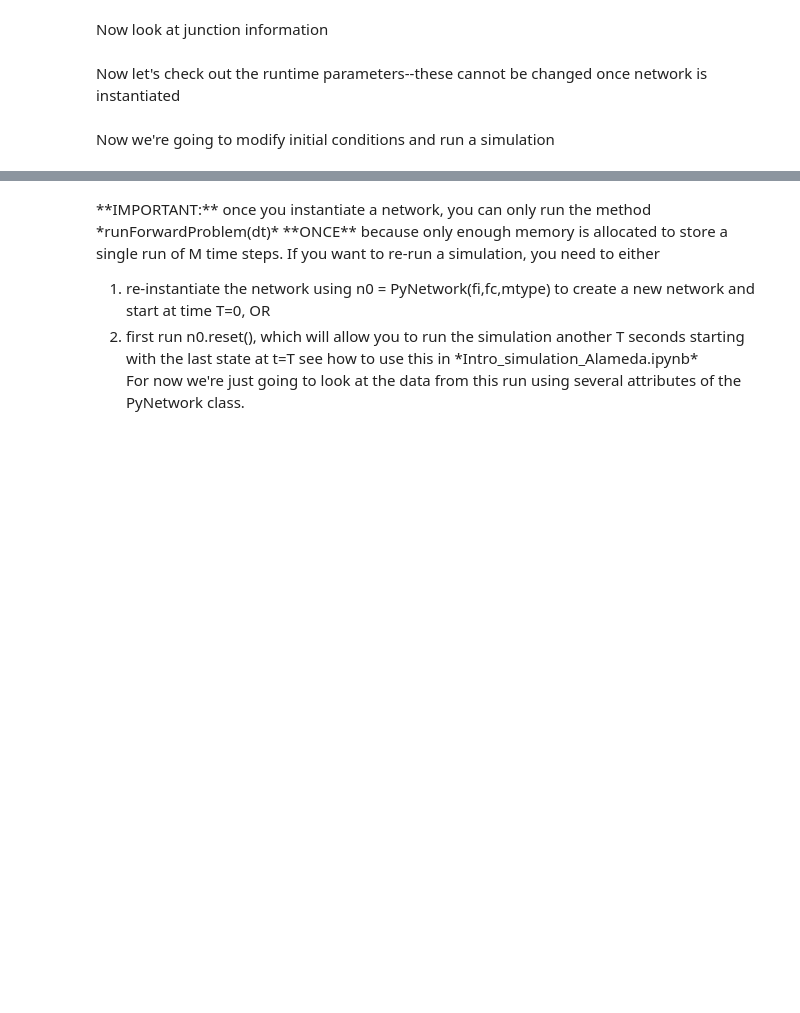
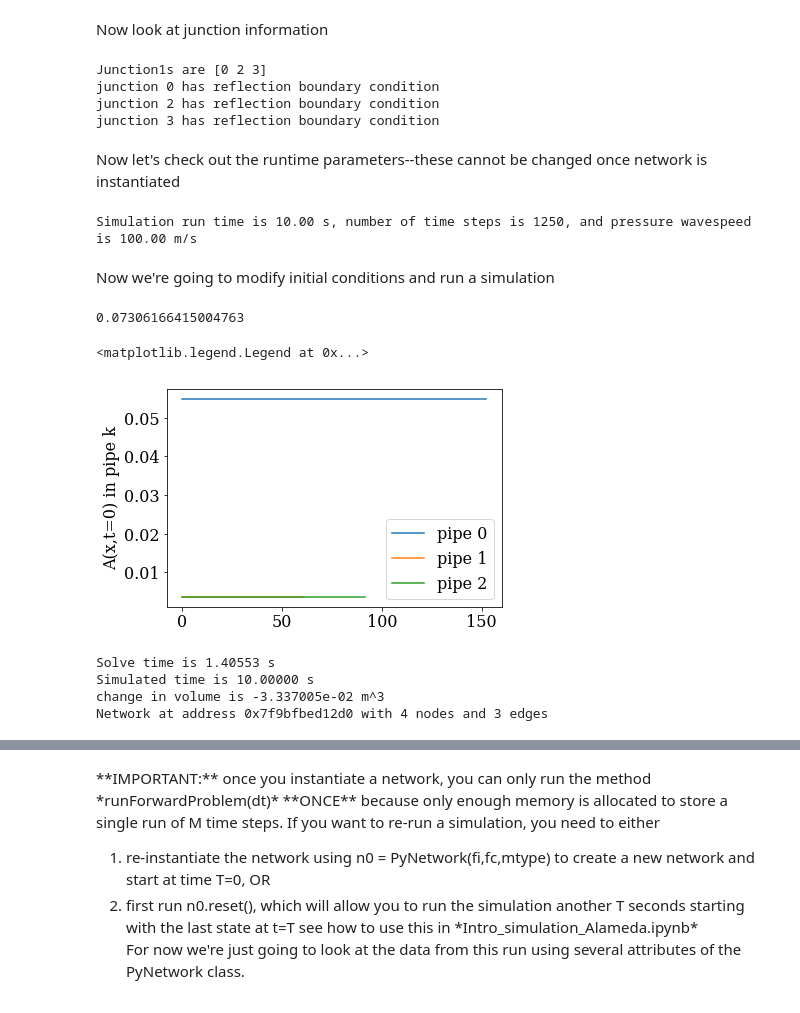
Before and after one commit to DavidTaylorUofT/pipes, a Jupyter notebook: examples/Pipe_tutorial.ipynb, the cells around one changed output, grey strips where cells are left out. Drawn from its saved outputs; the diff is of its cells as text; code cells hidden in the pictures; blank space fills up the shorter version.

```diff
--- a/examples/Pipe_tutorial.ipynb
+++ b/examples/Pipe_tutorial.ipynb
@@ -39,9 +43,9 @@ Now we're going to create a network based on the files we just generated using *
 # %%
 fi = "../indata/mynetwork2.0.inp"
 fc = "../indata/mynetwork2.0.config"
-mtype  =1 #this specifies Preissman slot model;
+mtype  =True #this specifies Preissman slot model;
 # By Shafi
-#0 indicate open channel condition
+#0 indicate open channel condition [i.e., cannot ever pressurize!]
 #Question: does 1 means in both open chanel , trasistion and pressurized system?-
 n0 = PyNetwork(fi,fc,mtype) # an instance of the network class
 # %% [markdown]
@@ -98,42 +129,58 @@ Now look at junction information
 # %%
 #look at specification for boundary value types for junction1s--these cannot be changed once network is instantiated
 n0.showExternalBoundaries()
+# %% [output]
+Junction1s are [0 2 3]
+junction 0 has reflection boundary condition
+junction 2 has reflection boundary condition
+junction 3 has reflection boundary condition
 # %% [markdown]
 Now let's check out the runtime parameters--these cannot be changed once network is instantiated
 # %%
 print "Simulation run time is %.2f s, number of time steps is %d, and pressure wavespeed is %.2f m/s"%(n0.T, n0.M, n0.a[0])
+# %% [output]
+Simulation run time is 10.00 s, number of time steps is 1250, and pressure wavespeed is 100.00 m/s
 # %% [markdown]
 Now we're going to modify initial conditions and run a simulation
 # %%
 #PyPipe_ps?
-x = np.linspace(0,n0.Ls[0],n0.Ns[0])# make a vector with as many entries as grid cells in pipe 0
+#FOR PIPE 0:
+x = np.linspace(0,n0.Ls[0],n0.Ns[0])# make a vector with as many entries as grid cells in pipe 0; this is the X coordinate of each grid cell
 Af =(n0.Ds[0]**2)*pi/4 #full cross sectional area in pipe 0
 A0 = []#we're going to store a list of these initial conditions to compare with final results later
 Q0 = []
 p0 = PyPipe_ps(n0.Ns[0], n0.Ds[0], n0.Ls[0], n0.M, n0.a[0])
 print (n0.Ds[0]**2)*pi/4.
-Af =(n0.Ds[k]**2)*pi/4
+#Af =(n0.Ds[n0.Nedges-1]**2)*pi/4 #k was defined by previous loop, ending at Nedges-1
 #print p0.AofH(3,False)
-#assume pipes are 3/4 full with moving water
+
+#assume pipe 1 is 3/4 full with moving water
 # reflective boundary is like we've closed valves at all exit points at time t=0
-A0.append(.05*Af*np.ones(n0.Ns[0]))
-Q0.append(0.007*np.ones(n0.Ns[0]))
+A0.append(.75*Af*np.ones(n0.Ns[0])) #start with pipe 0 @ 75% full.
+Q0.append(0.007*np.ones(n0.Ns[0])) #start with flow of 0.007m3/s in pipe 0
 plot(x,A0[0],label='pipe 0')
 n0.setIC(0,A0[0],Q0[0])  #set the initial conditions in pipe 0
+
 #now make other pipes 'empty' (very small cross sectional area, 0 discharge)
-for k in range(1,3): #len(no.Ns)
+for k in range(1,3): # iterates through 1 &2 #len(no.Ns)
     Af =(n0.Ds[k]**2)*pi/4
     x = np.linspace(0,n0.Ls[k],n0.Ns[k])
-    A0.append(.05*Af*np.ones(n0.Ns[k]))
-    Q0.append(0.007*np.ones(n0.Ns[k]))
+    A0.append(.05*Af*np.ones(n0.Ns[k])) #pipes 1 &2 start 5% full
+    Q0.append(0.00001*np.ones(n0.Ns[k]))
     plot(x,A0[k],label='pipe %d'%k)
     n0.setIC(k,A0[k],Q0[k])
 ylabel('A(x,t=0) in pipe k')
 legend()
 #and we'll plot these initial cross-sectional areas
+# %% [output]
+0.07306166415004763
+<matplotlib.legend.Legend at 0x...>
+[figure, added]
 # %%
 #now run a simulation, keeping track of solve time and the initial and final volume of water in the network
 #the simulation is run up to time T using the method runForwardProblem(dt)
+
+#can only run this cell once...
 
 import time
 V0 = n0.getTotalVolume()
@@ -149,6 +196,13 @@ print "change in volume is %e m^3"%(Vf-V0)
 
 
 print n0
+
+#print t0
+# %% [output]
+Solve time is 1.40553 s
+Simulated time is 10.00000 s
+change in volume is -3.337005e-02 m^3
+Network at address 0x7f9bfbed12d0 with 4 nodes and 3 edges
 # %%
 #*********************************************************************************
 pipe_interest=[0,1,2]
```
Also changed, not shown: parts of 14 cells of this notebook, 49 other files.
